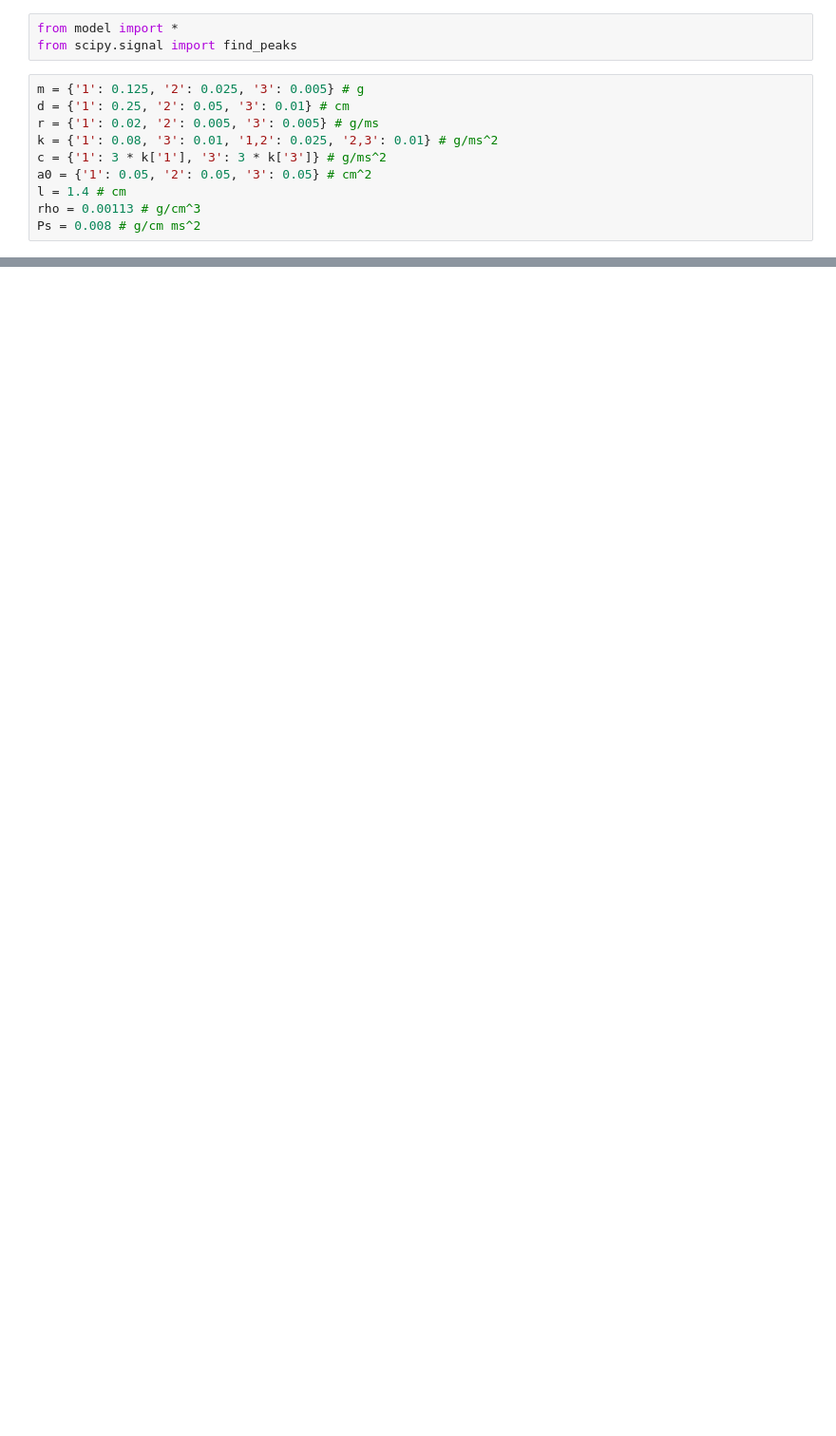
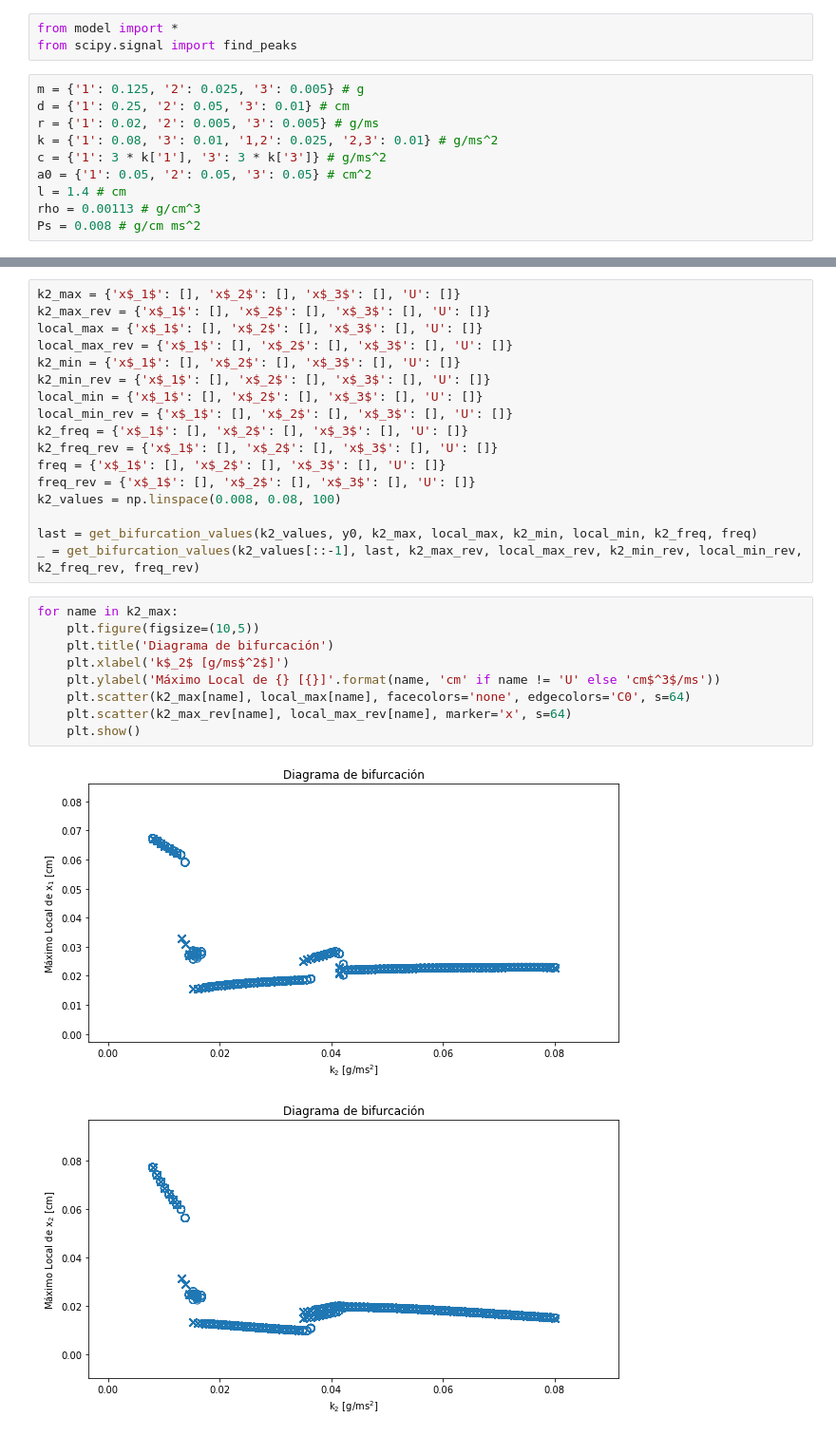
Before and after one commit to Kajachuan/simulacion, a Jupyter notebook: Bifurcaciones k2.ipynb, the cells around one changed output, grey strips where cells are left out. Shown at 95% size. Drawn from its saved outputs; the diff is of its cells as text; blank space fills up the shorter version.

Commit message:
Agrego diagramas de bifurcaciones

```diff
--- a/Bifurcaciones k2.ipynb
+++ b/Bifurcaciones k2.ipynb
@@ -59,0 +64,29 @@ plt.show()
+# %%
+k2_max = {'x$_1$': [], 'x$_2$': [], 'x$_3$': [], 'U': []}
+k2_max_rev = {'x$_1$': [], 'x$_2$': [], 'x$_3$': [], 'U': []}
+local_max = {'x$_1$': [], 'x$_2$': [], 'x$_3$': [], 'U': []}
+local_max_rev = {'x$_1$': [], 'x$_2$': [], 'x$_3$': [], 'U': []}
+k2_min = {'x$_1$': [], 'x$_2$': [], 'x$_3$': [], 'U': []}
+k2_min_rev = {'x$_1$': [], 'x$_2$': [], 'x$_3$': [], 'U': []}
+local_min = {'x$_1$': [], 'x$_2$': [], 'x$_3$': [], 'U': []}
+local_min_rev = {'x$_1$': [], 'x$_2$': [], 'x$_3$': [], 'U': []}
+k2_freq = {'x$_1$': [], 'x$_2$': [], 'x$_3$': [], 'U': []}
+k2_freq_rev = {'x$_1$': [], 'x$_2$': [], 'x$_3$': [], 'U': []}
+freq = {'x$_1$': [], 'x$_2$': [], 'x$_3$': [], 'U': []}
+freq_rev = {'x$_1$': [], 'x$_2$': [], 'x$_3$': [], 'U': []}
+k2_values = np.linspace(0.008, 0.08, 100)
+
+last = get_bifurcation_values(k2_values, y0, k2_max, local_max, k2_min, local_min, k2_freq, freq)
+_ = get_bifurcation_values(k2_values[::-1], last, k2_max_rev, local_max_rev, k2_min_rev, local_min_rev, k2_freq_rev, freq_rev)
+# %%
+for name in k2_max:
+    plt.figure(figsize=(10,5))
+    plt.title('Diagrama de bifurcación')
+    plt.xlabel('k$_2$ [g/ms$^2$]')
+    plt.ylabel('Máximo Local de {} [{}]'.format(name, 'cm' if name != 'U' else 'cm$^3$/ms'))
+    plt.scatter(k2_max[name], local_max[name], facecolors='none', edgecolors='C0', s=64)
+    plt.scatter(k2_max_rev[name], local_max_rev[name], marker='x', s=64)
+    plt.show()
+# %% [output]
+[figure, added]
+[figure, added]
```
Also changed, not shown: parts of 6 cells of this notebook.
